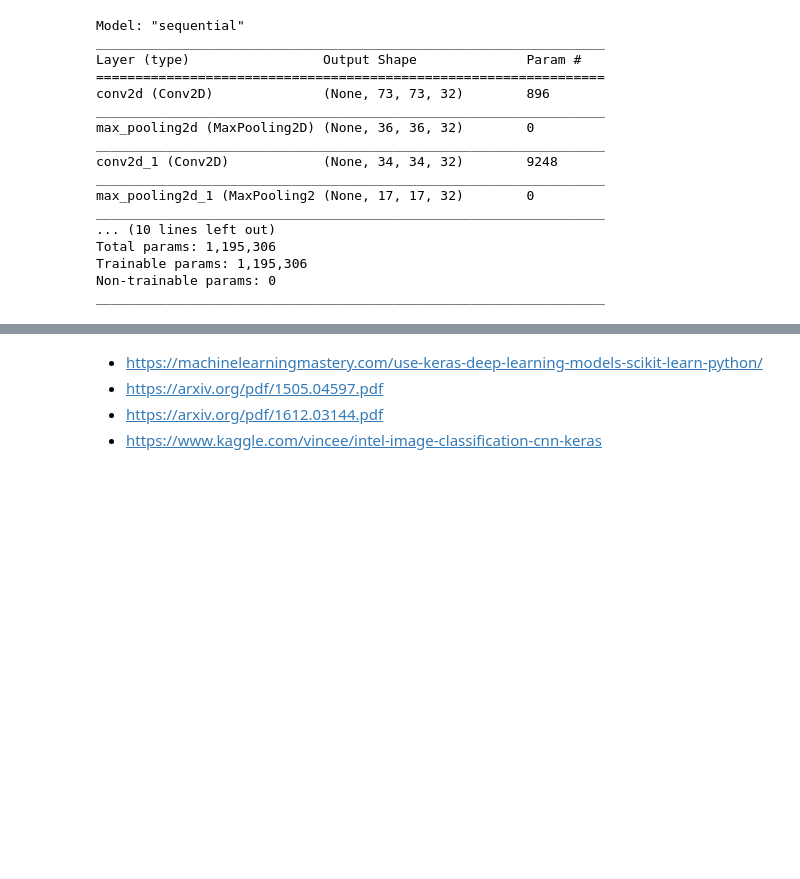
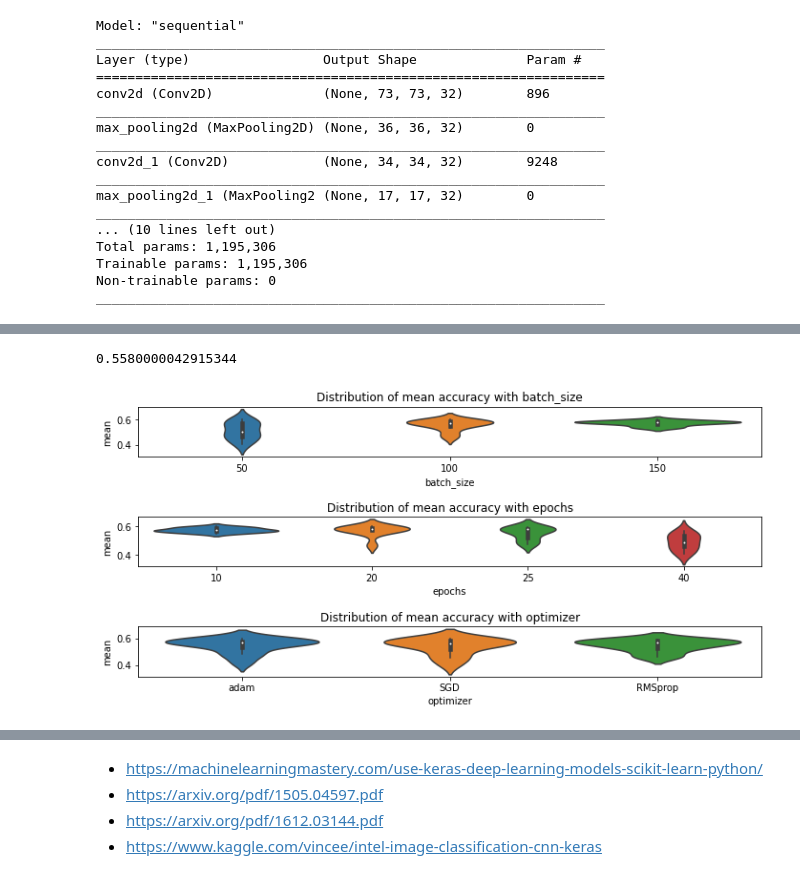
Before and after one commit to sathwikkes/Yelp-Image-Classification, a Jupyter notebook: data_wrangling.ipynb, the cells around one changed output, grey strips where cells are left out. Cells and saved outputs as stored; diff of their text form; code cells hidden in the pictures; blank space fills up the shorter version.

```diff
--- a/data_wrangling.ipynb
+++ b/data_wrangling.ipynb
@@ -782,0 +635,9 @@ ValueError: ignored
+# %%
+batch_size = [50,100,150]
+epochs = [10, 20, 25,40]
+optimizer = ['adam', 'SGD', 'RMSprop']
+learn_rate = [0.0001, 0.001, 0.01]
+param_grid = dict(batch_size = batch_size, epochs = epochs, optimizer = optimizer)
+grid = GridSearchCV(estimator=keras_model, param_grid=param_grid, n_jobs = -1, cv=3)
+# %%
+gcv_result = grid.fit(X, y)
@@ -782,0 +649,11 @@ ValueError: ignored
+# %%
+means = gcv_result.cv_results_['mean_test_score']
+stds = gcv_result.cv_results_['std_test_score']
+params = gcv_result.cv_results_['params']
+
+#for mean, stdev, param in zip(means, stds, params):
+#  print("%f (%f) with: %r" % (mean,stdev, param))
+# %%
+results_df = pd.DataFrame(params)
+results_df["mean"] = means
+results_df['std'] = stds
@@ -782,0 +669,17 @@ ValueError: ignored
+# %%
+kfold = StratifiedKFold(n_splits=10, shuffle=True, random_state=7)
+results = cross_val_score(keras_model, X, y, cv=kfold)
+print(results.mean())
+# %% [output]
+0.5580000042915344
+# %%
+param_ = ['batch_size', "epochs","optimizer"]
+import matplotlib.pyplot as plt
+fig, ax = plt.subplots(figsize=(10,5), squeeze=False)
+ax = ax.ravel()
+for i in range(3):
+  ax[i].set_title("Distribution of mean accuracy with {}".format(param_[i]))
+  sns.violinplot(x=param_[i], y = 'mean', data = results_df, ax=ax[i])
+fig.tight_layout(pad=1.5)
+# %% [output]
+[figure, added]
```
Also changed, not shown: parts of 86 cells of this notebook.
